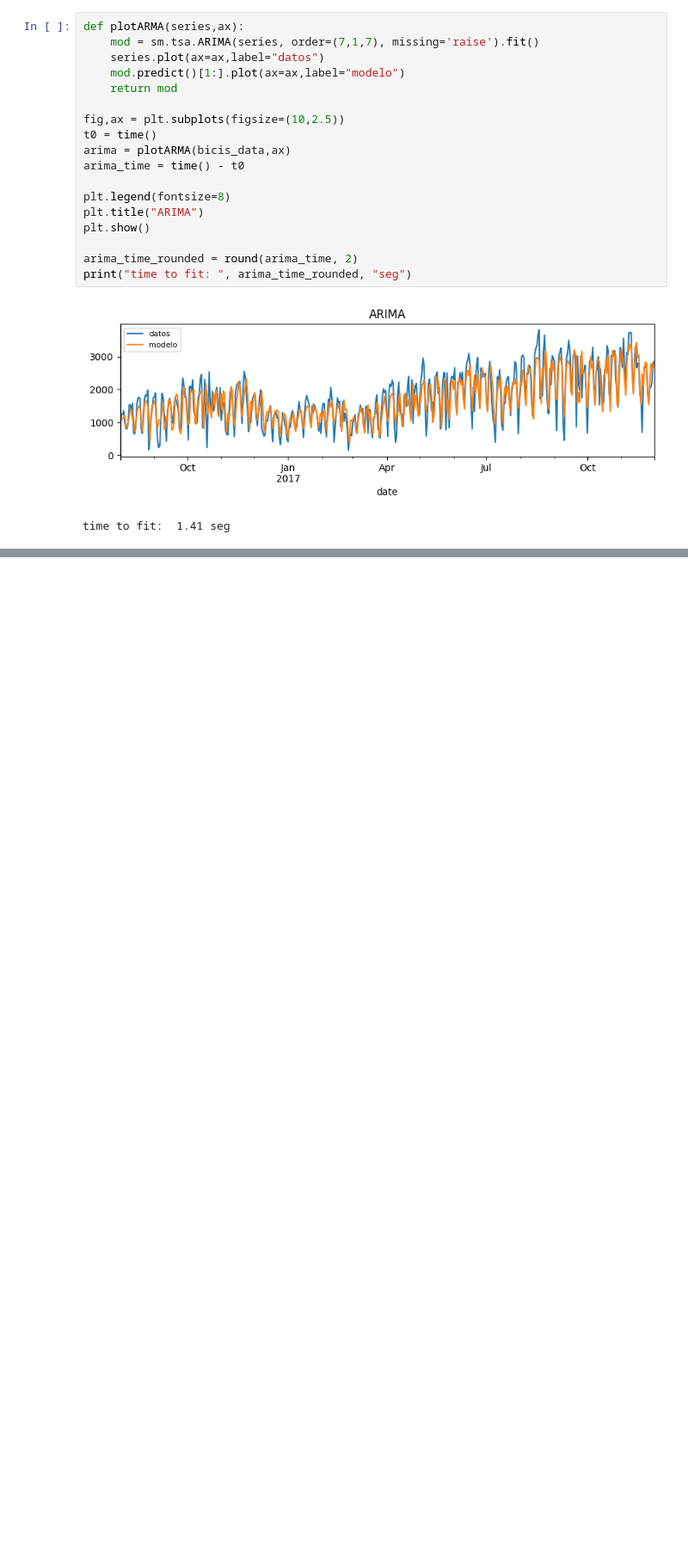
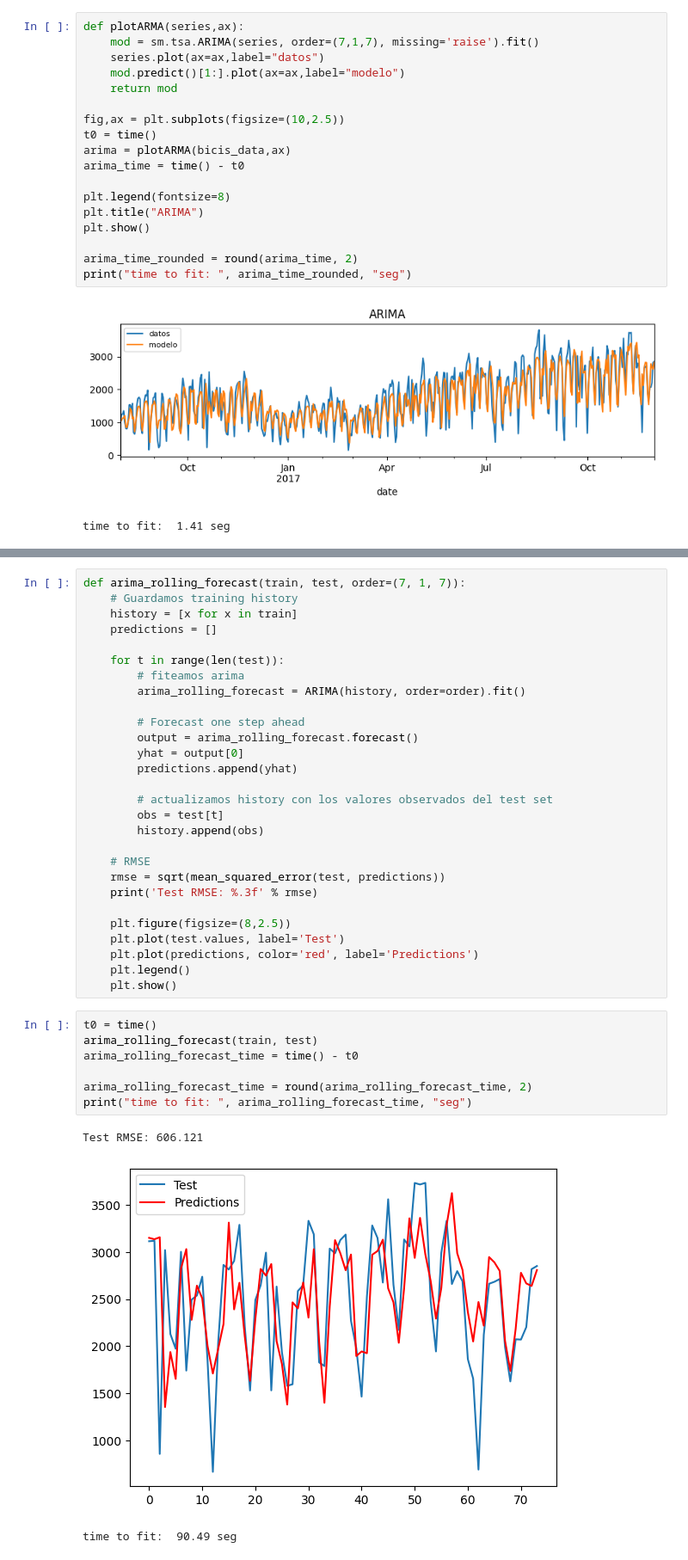
Before and after one commit to marianataglio/seriestemporales, a Jupyter notebook: 02 - Modelos(S)ARIMA.ipynb, the cells around one changed output, grey strips where cells are left out. Shown at 86% size. Drawn from its saved outputs; the diff is of its cells as text; blank space fills up the shorter version.

```diff
--- a/02 - Modelos(S)ARIMA.ipynb
+++ b/02 - Modelos(S)ARIMA.ipynb
@@ -104,0 +161,39 @@ time to fit:  1.41 seg
+# %%
+def arima_rolling_forecast(train, test, order=(7, 1, 7)):
+    # Guardamos training history
+    history = [x for x in train]
+    predictions = []
+
+    for t in range(len(test)):
+        # fiteamos arima
+        arima_rolling_forecast = ARIMA(history, order=order).fit()
+
+        # Forecast one step ahead
+        output = arima_rolling_forecast.forecast()
+        yhat = output[0]
+        predictions.append(yhat)
+
+        # actualizamos history con los valores observados del test set
+        obs = test[t]
+        history.append(obs)
+
+    # RMSE
+    rmse = sqrt(mean_squared_error(test, predictions))
+    print('Test RMSE: %.3f' % rmse)
+
+    plt.figure(figsize=(8,2.5))
+    plt.plot(test.values, label='Test')
+    plt.plot(predictions, color='red', label='Predictions')
+    plt.legend()
+    plt.show()
+# %%
+t0 = time()
+arima_rolling_forecast(train, test)
+arima_rolling_forecast_time = time() - t0
+
+arima_rolling_forecast_time = round(arima_rolling_forecast_time, 2)
+print("time to fit: ", arima_rolling_forecast_time, "seg")
+# %% [output]
+Test RMSE: 606.121
+[figure, added]
+time to fit:  90.49 seg
```
Also changed, not shown: parts of 13 cells of this notebook.
